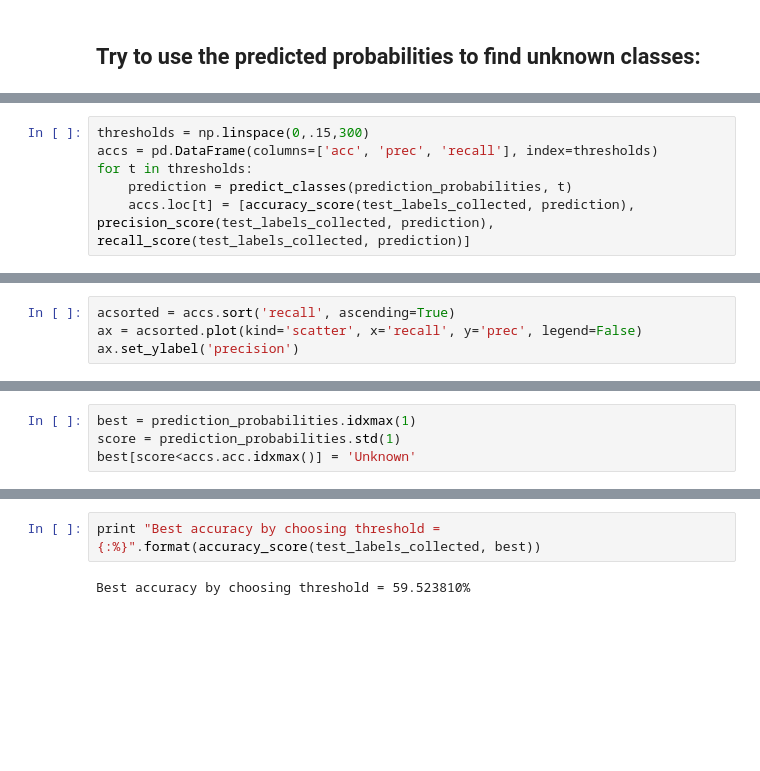
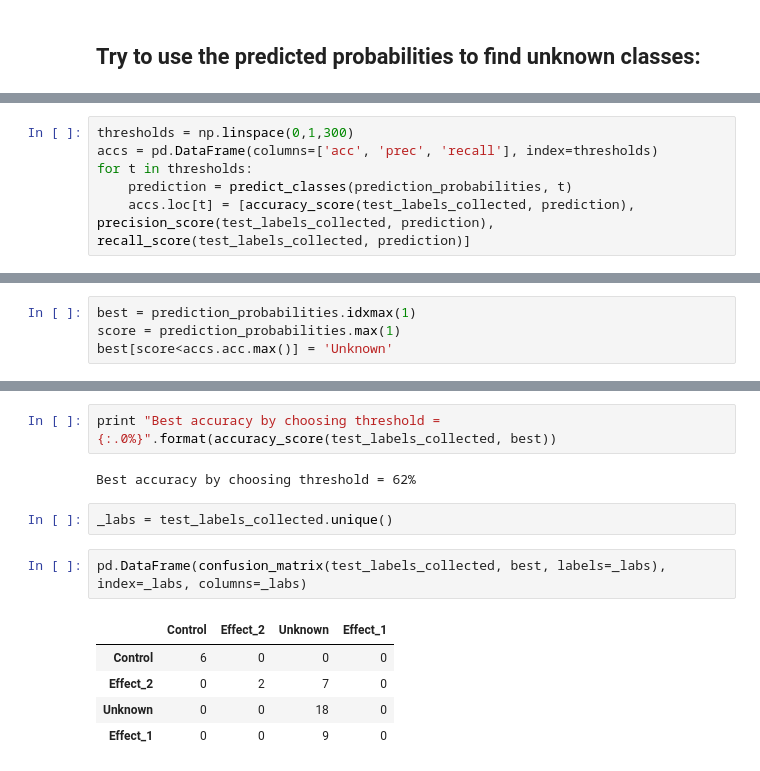
Before and after one commit to mzwiessele/MLPMMarchRetreat2016, a Jupyter notebook: py_notebooks/SVC.ipynb, the cells around one changed output, grey strips where cells are left out. Saved outputs shown, nothing was run; the diff lists cells and outputs as text; blank space fills up the shorter version.

```diff
--- a/py_notebooks/SVC.ipynb
+++ b/py_notebooks/SVC.ipynb
@@ -188,7 +210,7 @@ def predict_classes(prediction_probabilities, threshold):
     prediction[score<threshold] = 'Unknown'
     return prediction
 # %%
-thresholds = np.linspace(0,.15,300)
+thresholds = np.linspace(0,1,300)
 accs = pd.DataFrame(columns=['acc', 'prec', 'recall'], index=thresholds)
 for t in thresholds:
     prediction = predict_classes(prediction_probabilities, t)
@@ -202,4 +223,0 @@ ax.set_title('Performance along probability threshold')
-# %%
-acsorted = accs.sort('recall', ascending=True)
-ax = acsorted.plot(kind='scatter', x='recall', y='prec', legend=False)
-ax.set_ylabel('precision')
@@ -209,4 +226,4 @@ ax.set_ylabel('precision')
 # %%
 best = prediction_probabilities.idxmax(1)
-score = prediction_probabilities.std(1)
-best[score<accs.acc.idxmax()] = 'Unknown'
+score = prediction_probabilities.max(1)
+best[score<accs.acc.max()] = 'Unknown'
@@ -230,4 +266,14 @@ avg / total       0.57      0.60      0.48        42
 # %%
-print "Best accuracy by choosing threshold = {:%}".format(accuracy_score(test_labels_collected, best))
+print "Best accuracy by choosing threshold = {:.0%}".format(accuracy_score(test_labels_collected, best))
 # %% [output]
-Best accuracy by choosing threshold = 59.523810%
+Best accuracy by choosing threshold = 62%
+# %%
+_labs = test_labels_collected.unique()
+# %%
+pd.DataFrame(confusion_matrix(test_labels_collected, best, labels=_labs), index=_labs, columns=_labs)
+# %% [output]
+|  | Control | Effect_2 | Unknown | Effect_1 |
+| Control | 6 | 0 | 0 | 0 |
+| Effect_2 | 0 | 2 | 7 | 0 |
+| Unknown | 0 | 0 | 18 | 0 |
+| Effect_1 | 0 | 0 | 9 | 0 |
```
Also changed, not shown: parts of 14 cells of this notebook, 1 other file.
